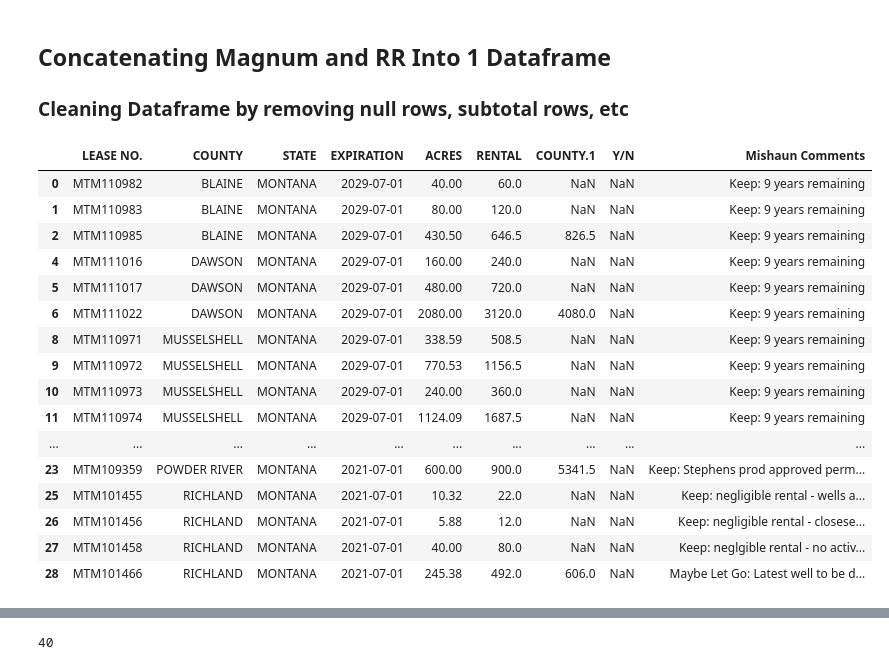
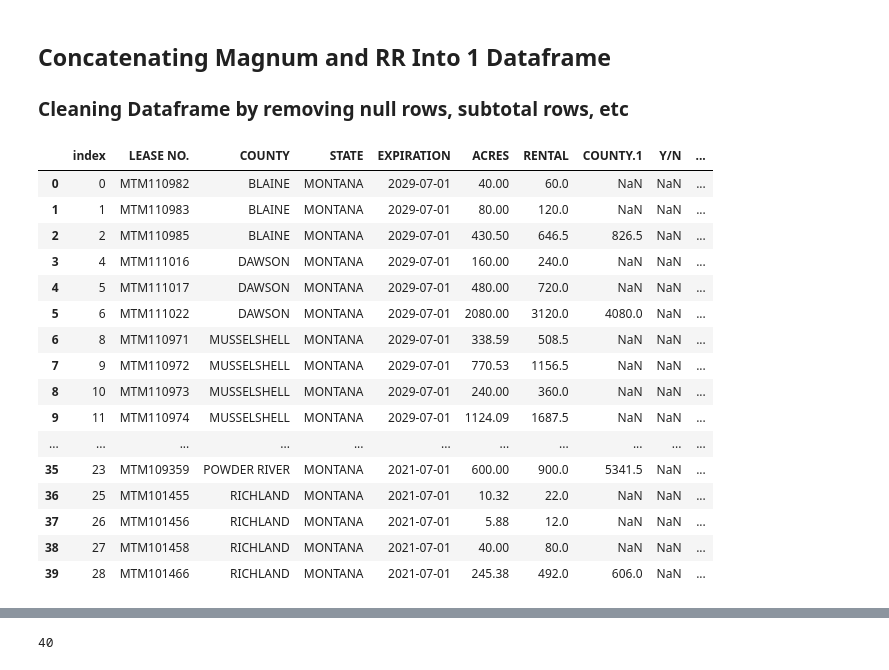
Before and after one commit to mishaun/BLM-Rentals-Shapefile-Ad-Hoc-, a Jupyter notebook: July 2020 Rentals/BLM Rentals Shapefile Generator - Master Notebook.ipynb, the cells around one changed output, grey strips where cells are left out. Drawn from its saved outputs; the diff is of its cells as text; code cells hidden in the pictures.

Commit message:
tweaked index on rental dataframe

```diff
--- a/July 2020 Rentals/BLM Rentals Shapefile Generator - Master Notebook.ipynb
+++ b/July 2020 Rentals/BLM Rentals Shapefile Generator - Master Notebook.ipynb
@@ -71,26 +71,29 @@ RentalList = pd.concat([RRList, MPLPList])
 # %%
 #dropping rows with null values for lease number and county
 RentalList.dropna(subset = ["LEASE NO.", "COUNTY"], how = 'all', inplace = True)
 
+#resetting index
+RentalList.reset_index(inplace = True)
+
 RentalList
 # %% [output]
-|  | LEASE NO. | COUNTY | STATE | EXPIRATION | ACRES | RENTAL | COUNTY.1 | Y/N | Mishaun Comments |
-| 0 | MTM110982 | BLAINE | MONTANA | 2029-07-01 | 40.00 | 60.0 | NaN | NaN | Keep: 9 years remaining |
-| 1 | MTM110983 | BLAINE | MONTANA | 2029-07-01 | 80.00 | 120.0 | NaN | NaN | Keep: 9 years remaining |
-| 2 | MTM110985 | BLAINE | MONTANA | 2029-07-01 | 430.50 | 646.5 | 826.5 | NaN | Keep: 9 years remaining |
-| 4 | MTM111016 | DAWSON | MONTANA | 2029-07-01 | 160.00 | 240.0 | NaN | NaN | Keep: 9 years remaining |
-| 5 | MTM111017 | DAWSON | MONTANA | 2029-07-01 | 480.00 | 720.0 | NaN | NaN | Keep: 9 years remaining |
-| 6 | MTM111022 | DAWSON | MONTANA | 2029-07-01 | 2080.00 | 3120.0 | 4080.0 | NaN | Keep: 9 years remaining |
-| 8 | MTM110971 | MUSSELSHELL | MONTANA | 2029-07-01 | 338.59 | 508.5 | NaN | NaN | Keep: 9 years remaining |
-| 9 | MTM110972 | MUSSELSHELL | MONTANA | 2029-07-01 | 770.53 | 1156.5 | NaN | NaN | Keep: 9 years remaining |
-| 10 | MTM110973 | MUSSELSHELL | MONTANA | 2029-07-01 | 240.00 | 360.0 | NaN | NaN | Keep: 9 years remaining |
-| 11 | MTM110974 | MUSSELSHELL | MONTANA | 2029-07-01 | 1124.09 | 1687.5 | NaN | NaN | Keep: 9 years remaining |
-| ... | ... | ... | ... | ... | ... | ... | ... | ... | ... |
-| 23 | MTM109359 | POWDER RIVER | MONTANA | 2021-07-01 | 600.00 | 900.0 | 5341.5 | NaN | Keep: Stephens prod approved perm... |
-| 25 | MTM101455 | RICHLAND | MONTANA | 2021-07-01 | 10.32 | 22.0 | NaN | NaN | Keep: negligible rental - wells a... |
-| 26 | MTM101456 | RICHLAND | MONTANA | 2021-07-01 | 5.88 | 12.0 | NaN | NaN | Keep: negligible rental - closese... |
-| 27 | MTM101458 | RICHLAND | MONTANA | 2021-07-01 | 40.00 | 80.0 | NaN | NaN | Keep: neglgible rental - no activ... |
-| 28 | MTM101466 | RICHLAND | MONTANA | 2021-07-01 | 245.38 | 492.0 | 606.0 | NaN | Maybe Let Go: Latest well to be d... |
+|  | index | LEASE NO. | COUNTY | STATE | EXPIRATION | ACRES | RENTAL | COUNTY.1 | Y/N | ... |
+| 0 | 0 | MTM110982 | BLAINE | MONTANA | 2029-07-01 | 40.00 | 60.0 | NaN | NaN | ... |
+| 1 | 1 | MTM110983 | BLAINE | MONTANA | 2029-07-01 | 80.00 | 120.0 | NaN | NaN | ... |
+| 2 | 2 | MTM110985 | BLAINE | MONTANA | 2029-07-01 | 430.50 | 646.5 | 826.5 | NaN | ... |
+| 3 | 4 | MTM111016 | DAWSON | MONTANA | 2029-07-01 | 160.00 | 240.0 | NaN | NaN | ... |
+| 4 | 5 | MTM111017 | DAWSON | MONTANA | 2029-07-01 | 480.00 | 720.0 | NaN | NaN | ... |
+| 5 | 6 | MTM111022 | DAWSON | MONTANA | 2029-07-01 | 2080.00 | 3120.0 | 4080.0 | NaN | ... |
+| 6 | 8 | MTM110971 | MUSSELSHELL | MONTANA | 2029-07-01 | 338.59 | 508.5 | NaN | NaN | ... |
+| 7 | 9 | MTM110972 | MUSSELSHELL | MONTANA | 2029-07-01 | 770.53 | 1156.5 | NaN | NaN | ... |
+| 8 | 10 | MTM110973 | MUSSELSHELL | MONTANA | 2029-07-01 | 240.00 | 360.0 | NaN | NaN | ... |
+| 9 | 11 | MTM110974 | MUSSELSHELL | MONTANA | 2029-07-01 | 1124.09 | 1687.5 | NaN | NaN | ... |
+| ... | ... | ... | ... | ... | ... | ... | ... | ... | ... | ... |
+| 35 | 23 | MTM109359 | POWDER RIVER | MONTANA | 2021-07-01 | 600.00 | 900.0 | 5341.5 | NaN | ... |
+| 36 | 25 | MTM101455 | RICHLAND | MONTANA | 2021-07-01 | 10.32 | 22.0 | NaN | NaN | ... |
+| 37 | 26 | MTM101456 | RICHLAND | MONTANA | 2021-07-01 | 5.88 | 12.0 | NaN | NaN | ... |
+| 38 | 27 | MTM101458 | RICHLAND | MONTANA | 2021-07-01 | 40.00 | 80.0 | NaN | NaN | ... |
+| 39 | 28 | MTM101466 | RICHLAND | MONTANA | 2021-07-01 | 245.38 | 492.0 | 606.0 | NaN | ... |
 # %%
 #storing serial numbers found in RentalLis
 SerialNumbers = RentalList.loc[:,"LEASE NO."]
```
